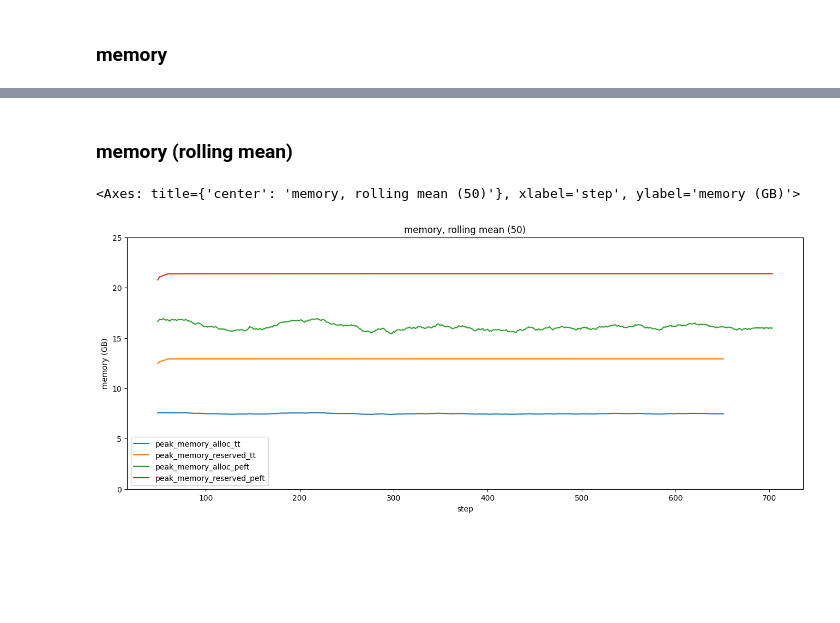
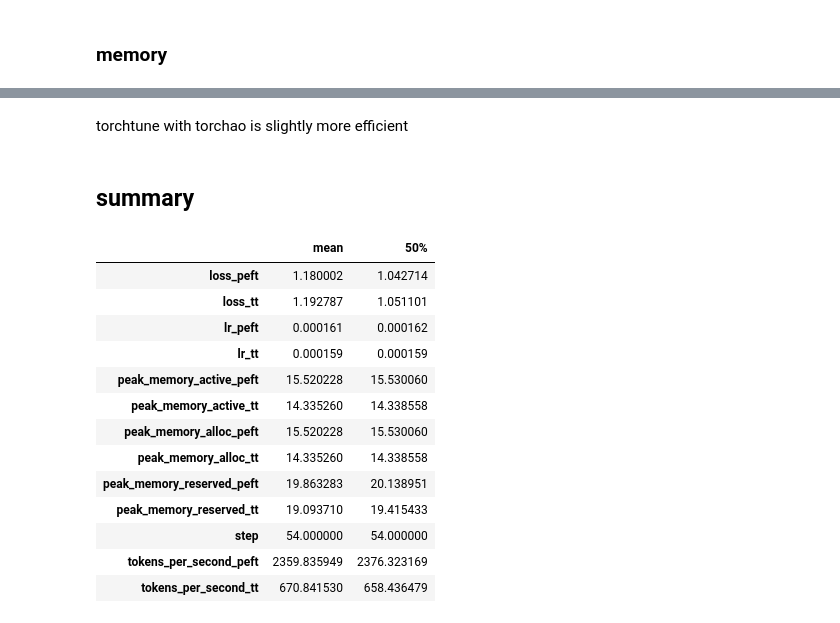
Before and after one commit to BenjaminBossan/peft-experiments, a Jupyter notebook: torchtune/llama3-qlora-single-device/compare-logs.ipynb, the cells around one changed output, grey strips where cells are left out. Saved outputs shown, nothing was run; the diff lists cells and outputs as text; code cells hidden in the pictures; blank space fills up the shorter version.

```diff
--- a/torchtune/llama3-qlora-single-device/compare-logs.ipynb
+++ b/torchtune/llama3-qlora-single-device/compare-logs.ipynb
@@ -110,9 +90,21 @@ df[["peak_memory_alloc_tt", "peak_memory_reserved_tt", "peak_memory_alloc_peft",
-# %% [markdown]
-### memory (rolling mean)
-# %%
-fig, ax = plt.subplots(figsize=(16, 6))
-kw = {"ylabel": "memory (GB)", "xlabel": "step", "ylim": [0, 25]}
-df[["peak_memory_alloc_tt", "peak_memory_reserved_tt", "peak_memory_alloc_peft", "peak_memory_reserved_peft"]].rolling(50).mean().plot(ax=ax, title="memory, rolling mean (50)", **kw)
-# %% [output]
-<Axes: title={'center': 'memory, rolling mean (50)'}, xlabel='step', ylabel='memory (GB)'>
-[figure, removed]
+# %% [markdown]
+torchtune with torchao is slightly more efficient
+# %% [markdown]
+## summary
+# %%
+df[sorted(df)].describe().T[["mean", "50%"]]
+# %% [output]
+|  | mean | 50% |
+| loss_peft | 1.180002 | 1.042714 |
+| loss_tt | 1.192787 | 1.051101 |
+| lr_peft | 0.000161 | 0.000162 |
+| lr_tt | 0.000159 | 0.000159 |
+| peak_memory_active_peft | 15.520228 | 15.530060 |
+| peak_memory_active_tt | 14.335260 | 14.338558 |
+| peak_memory_alloc_peft | 15.520228 | 15.530060 |
+| peak_memory_alloc_tt | 14.335260 | 14.338558 |
+| peak_memory_reserved_peft | 19.863283 | 20.138951 |
+| peak_memory_reserved_tt | 19.093710 | 19.415433 |
+| step | 54.000000 | 54.000000 |
+| tokens_per_second_peft | 2359.835949 | 2376.323169 |
+| tokens_per_second_tt | 670.841530 | 658.436479 |
```
Also changed, not shown: parts of 11 cells of this notebook, 8 other files.
